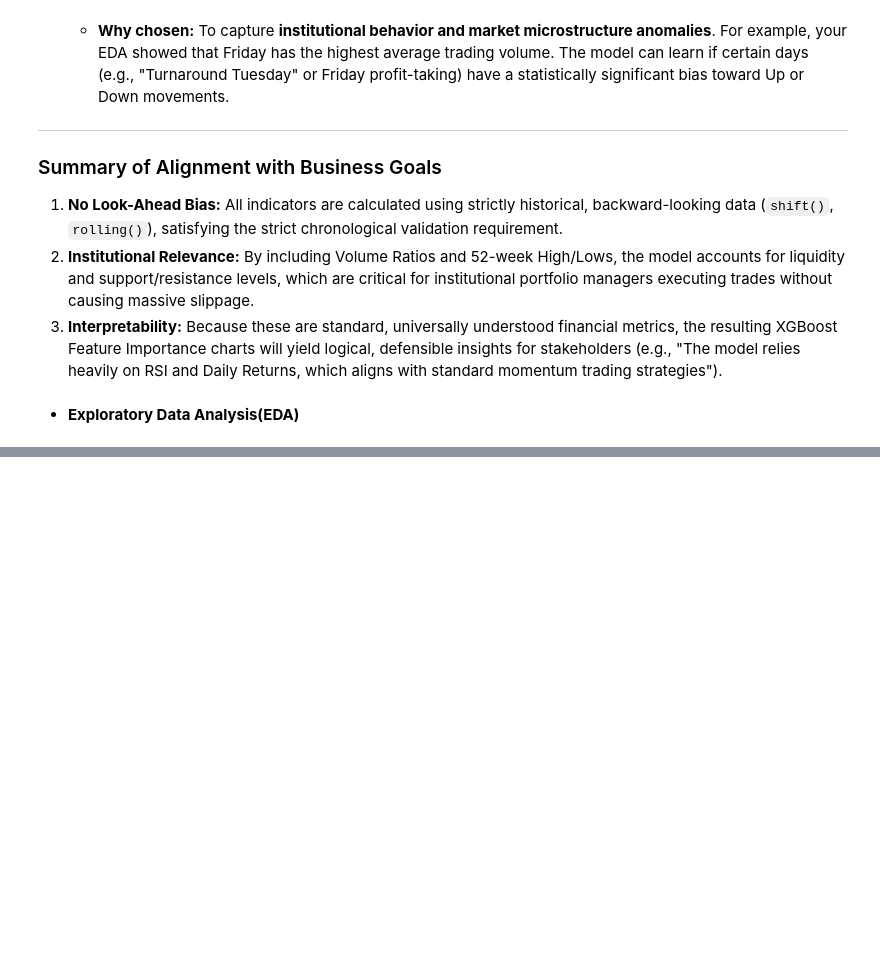
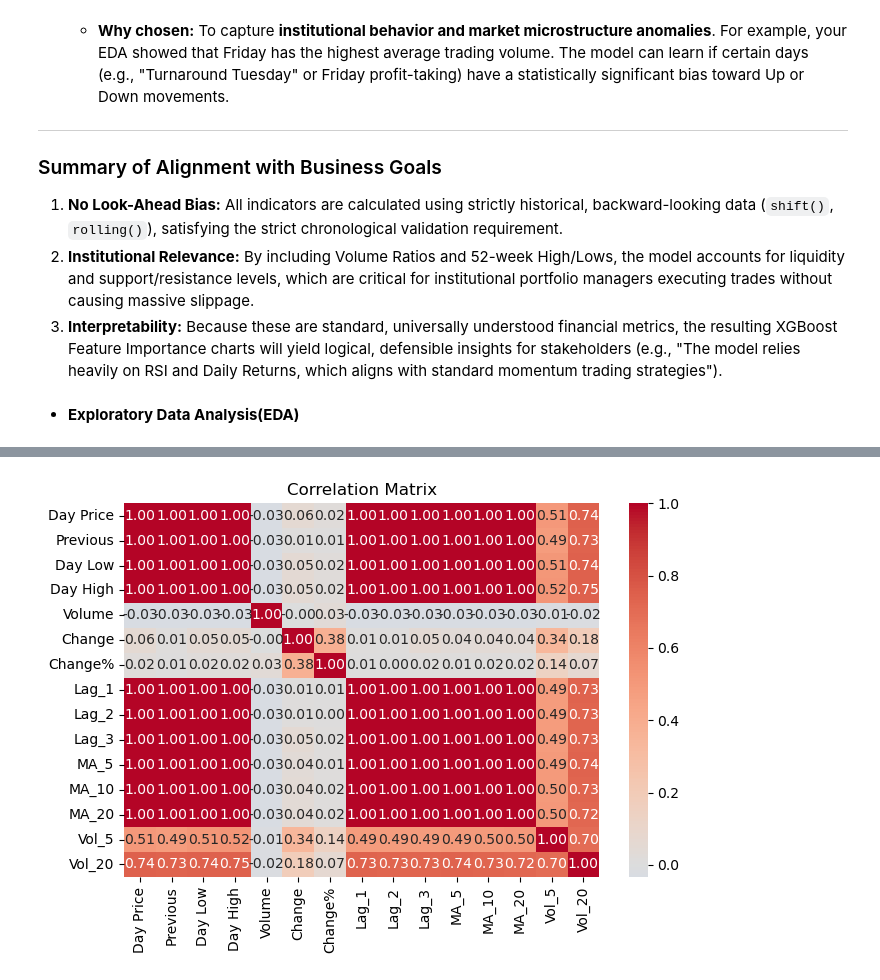
Before and after one commit to nelly-mbatha/FinSight-Capstone-Project, a Jupyter notebook: FinSight.ipynb, the cells around one changed output, grey strips where cells are left out. Drawn from its saved outputs; the diff is of its cells as text; code cells hidden in the pictures; blank space fills up the shorter version.

```diff
--- a/FinSight.ipynb
+++ b/FinSight.ipynb
@@ -478 +478,13 @@ Friday       609448.07
 Name: Volume, dtype: float64
+# %%
+#Correlation among price and engineered features
+numeric_cols = ['Day Price', 'Previous', 'Day Low', 'Day High', 'Volume', 'Change', 'Change%',
+                 'Lag_1', 'Lag_2', 'Lag_3', 'MA_5', 'MA_10', 'MA_20', 'Vol_5', 'Vol_20']
+
+plt.figure(figsize=(7, 5))
+sns.heatmap(clean[numeric_cols].corr(), annot=True, cmap='coolwarm', center=0, fmt='.2f')
+plt.title('Correlation Matrix')
+plt.tight_layout()
+plt.show()
+# %% [output]
+[figure, added]
```
Also changed, not shown: parts of 2 cells of this notebook, 1 other file.
